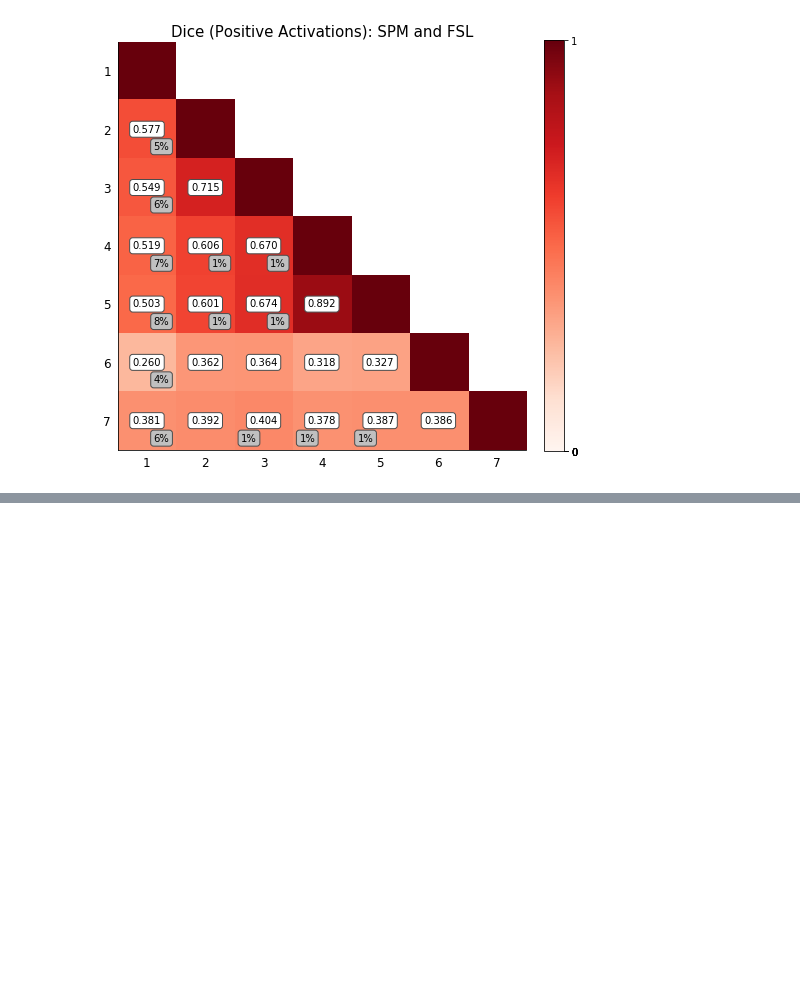
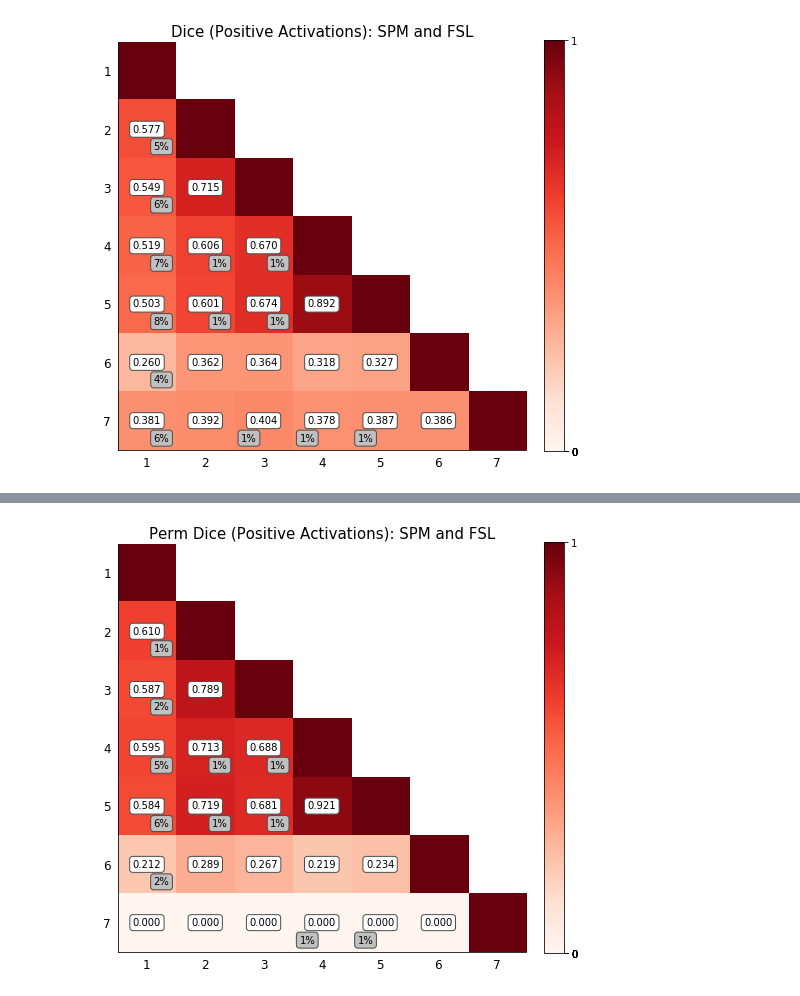
Before and after one commit to NISOx-BDI/SC2, a Jupyter notebook: figures/ds001_notebook.ipynb, the cells around one changed output, grey strips where cells are left out. Cells and saved outputs as stored; diff of their text form; code cells hidden in the pictures; blank space fills up the shorter version.

```diff
--- a/figures/ds001_notebook.ipynb
+++ b/figures/ds001_notebook.ipynb
@@ -651,0 +660,6 @@ new_dice.new_dice(old_afni_exc_set_file_neg, afni_exc_set_file_neg, fsl_afni_sub
+# %%
+new_dice.new_dice(old_spm_perm_pos_exc, spm_perm_pos_exc, fsl_spm_subject_level_perm_pos_exc, spm_drift_perm_pos_exc, spm_design_perm_pos_exc, fsl_perm_pos_exc, old_fsl_perm_pos_exc,
+                  old_spm_perm, spm_perm, fsl_spm_subject_level_perm, spm_drift_perm, spm_design_perm, fsl_perm, old_fsl_perm,
+                 Title='Perm Dice (Positive Activations): SPM and FSL')
+# %% [output]
+[figure, added]
```
Also changed, not shown: parts of 7 cells of this notebook, 18 other files.
